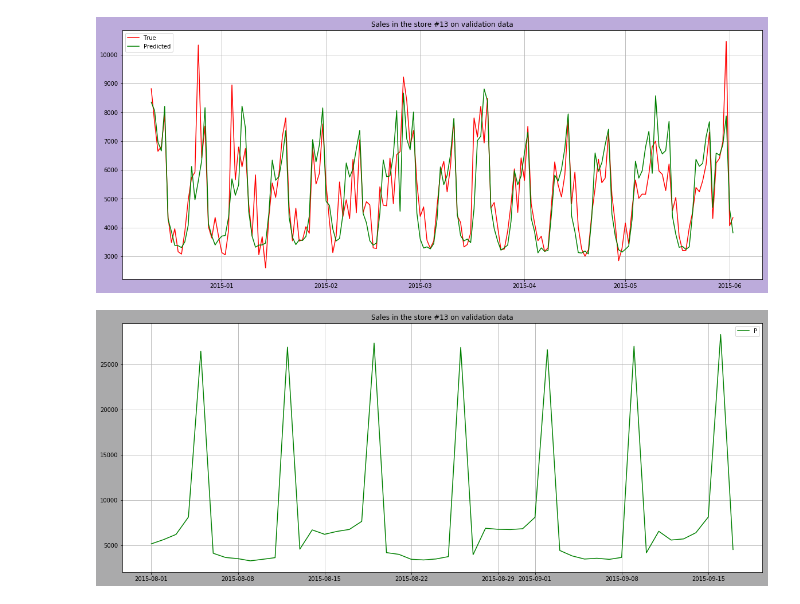
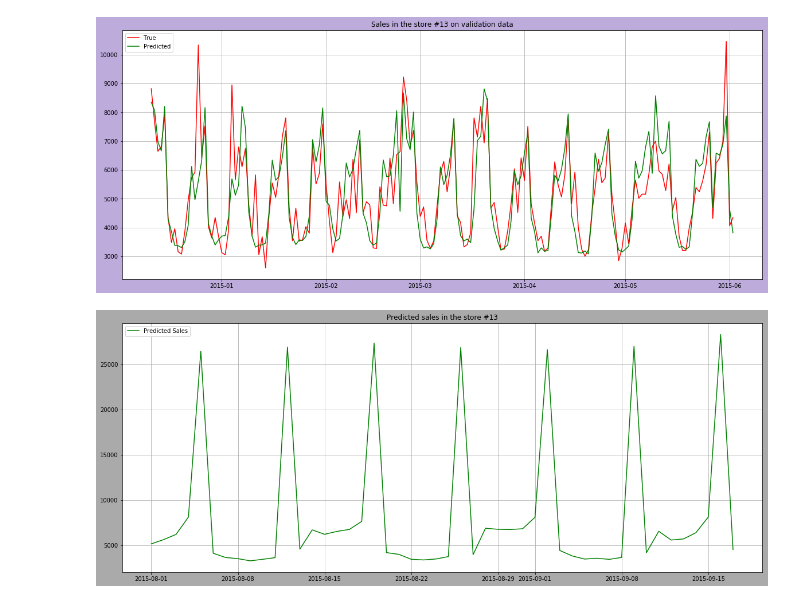
Before and after one commit to yuriimchg/Machine-Learning-sandbox, a Jupyter notebook: fastai/rossmann_kaggle.ipynb, the cells around one changed output. Cells and saved outputs as stored; diff of their text form; code cells hidden in the pictures.

```diff
--- a/fastai/rossmann_kaggle.ipynb
+++ b/fastai/rossmann_kaggle.ipynb
@@ -699,12 +699,12 @@ future_preds_for_store_13 = future_preds[np.where(df_test["Store"] == 13)]
 # %%
 arg = pd.date_range(df_test.index.min(), df_test.index.max())
 plt.figure(figsize=(20,8), facecolor='#aaaaab')
 plt.grid()
-plt.title("Sales in the store #13 on validation data")
+plt.title("Predicted sales in the store #13")
 
 plt.plot(arg, future_preds_for_store_13, c='g')
-plt.legend("Predicted Sales")
+plt.legend(["Predicted Sales"])
 
 plt.show()
 # %% [output]
-[figure, old version]
+[figure, new version]
```
Also changed, not shown: parts of 1 cell of this notebook.
